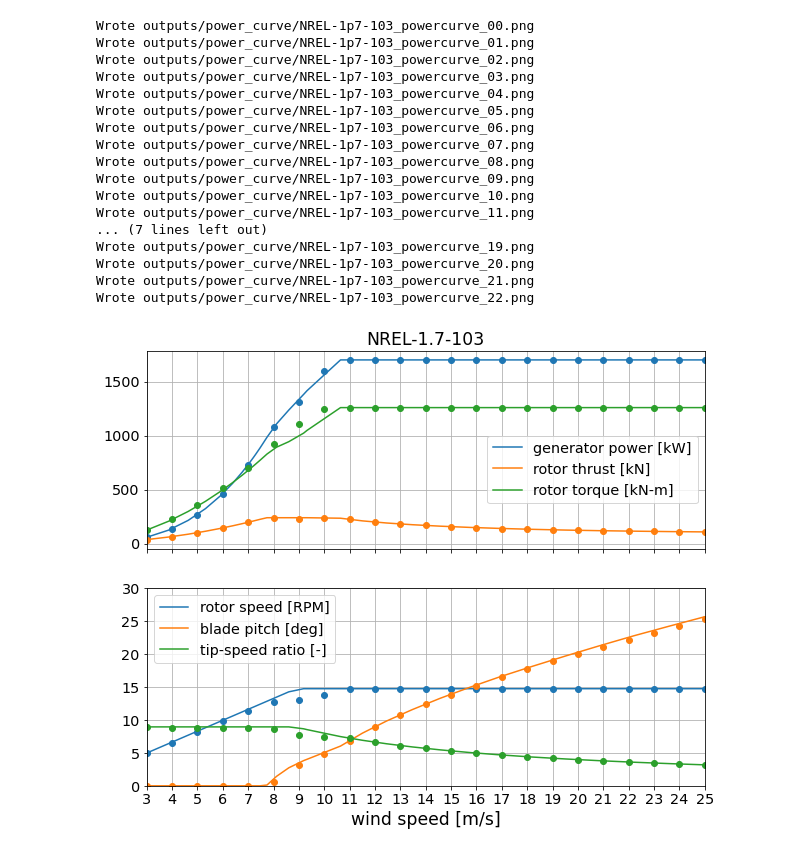
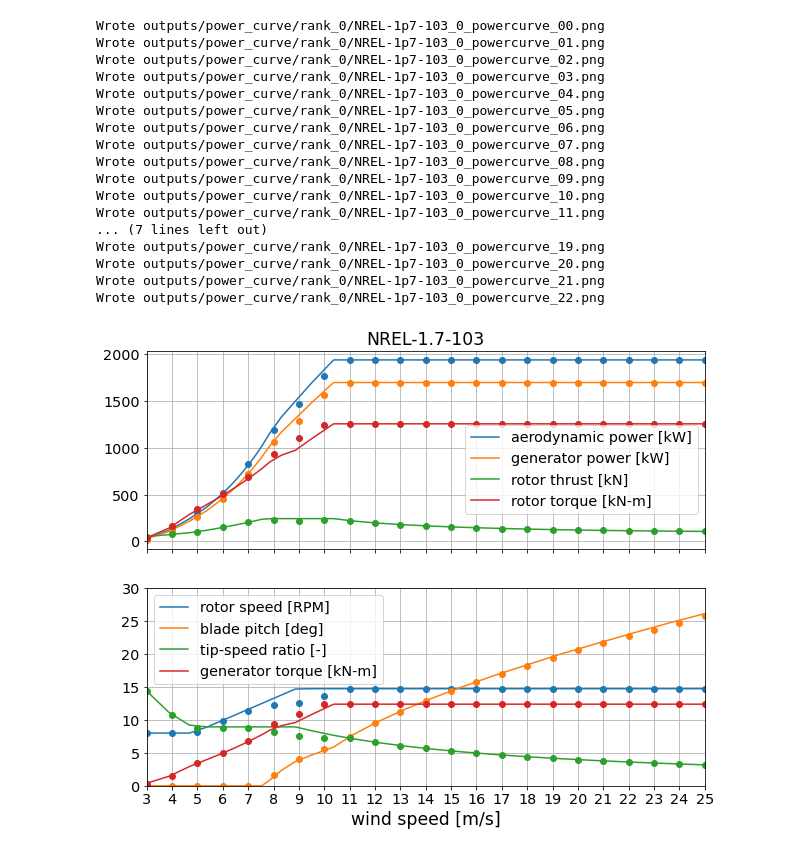
Before and after one commit to NREL/openfast-turbine-models, a Jupyter notebook: IEA-scaled/NREL-1.7-103/WEIS/check_NREL-1p7-103_openfast_powercurve.ipynb, the cells around one changed output. Cells and saved outputs as stored; diff of their text form; code cells hidden in the pictures.

```diff
--- a/IEA-scaled/NREL-1.7-103/WEIS/check_NREL-1p7-103_openfast_powercurve.ipynb
+++ b/IEA-scaled/NREL-1.7-103/WEIS/check_NREL-1p7-103_openfast_powercurve.ipynb
@@ -7,10 +7,17 @@ import pandas as pd
 from weio import FASTOutputFile
 # %%
 prefix = 'NREL-1.7-103'
-outdir = 'outputs/power_curve'
+#outdir = 'outputs.serial/power_curve'
+outdir = 'outputs/power_curve/rank_0'
 D = 103.
+
+# for calculating GenTq after the fact:
+GBRatio = 97.0
+GenEff = 91.67224266596227
 # %%
 design_pc = pd.read_csv(f'../{prefix}.csv').set_index('wind speed [m/s]')
+genspd = design_pc['rotor speed [RPM]'] * np.pi/30 * GBRatio
+design_pc['generator torque [kN-m]'] = design_pc['generator power [kW]']/(GenEff/100.) / genspd
 # %%
 def analyze_outputs_at_wspd(fpath,channels=['GenPwr_[kW]','GenTq_[kN-m]','RotSpeed_[rpm]','BldPitch1_[deg]']):
     df = FASTOutputFile(fpath).toDataFrame().set_index('Time_[s]')
@@ -46,27 +53,28 @@ for outfile in runs:
     df,fig,ax = analyze_outputs_at_wspd(outfile)
     dflist.append(df)
 # %% [output]
-Wrote outputs/power_curve/NREL-1p7-103_powercurve_00.png
-Wrote outputs/power_curve/NREL-1p7-103_powercurve_01.png
-Wrote outputs/power_curve/NREL-1p7-103_powercurve_02.png
-Wrote outputs/power_curve/NREL-1p7-103_powercurve_03.png
-Wrote outputs/power_curve/NREL-1p7-103_powercurve_04.png
-Wrote outputs/power_curve/NREL-1p7-103_powercurve_05.png
-Wrote outputs/power_curve/NREL-1p7-103_powercurve_06.png
-Wrote outputs/power_curve/NREL-1p7-103_powercurve_07.png
-Wrote outputs/power_curve/NREL-1p7-103_powercurve_08.png
-Wrote outputs/power_curve/NREL-1p7-103_powercurve_09.png
-Wrote outputs/power_curve/NREL-1p7-103_powercurve_10.png
-Wrote outputs/power_curve/NREL-1p7-103_powercurve_11.png
+Wrote outputs/power_curve/rank_0/NREL-1p7-103_0_powercurve_00.png
+Wrote outputs/power_curve/rank_0/NREL-1p7-103_0_powercurve_01.png
+Wrote outputs/power_curve/rank_0/NREL-1p7-103_0_powercurve_02.png
+Wrote outputs/power_curve/rank_0/NREL-1p7-103_0_powercurve_03.png
+Wrote outputs/power_curve/rank_0/NREL-1p7-103_0_powercurve_04.png
+Wrote outputs/power_curve/rank_0/NREL-1p7-103_0_powercurve_05.png
+Wrote outputs/power_curve/rank_0/NREL-1p7-103_0_powercurve_06.png
+Wrote outputs/power_curve/rank_0/NREL-1p7-103_0_powercurve_07.png
+Wrote outputs/power_curve/rank_0/NREL-1p7-103_0_powercurve_08.png
+Wrote outputs/power_curve/rank_0/NREL-1p7-103_0_powercurve_09.png
+Wrote outputs/power_curve/rank_0/NREL-1p7-103_0_powercurve_10.png
+Wrote outputs/power_curve/rank_0/NREL-1p7-103_0_powercurve_11.png
 ... (7 lines left out)
-Wrote outputs/power_curve/NREL-1p7-103_powercurve_19.png
-Wrote outputs/power_curve/NREL-1p7-103_powercurve_20.png
-Wrote outputs/power_curve/NREL-1p7-103_powercurve_21.png
-Wrote outputs/power_curve/NREL-1p7-103_powercurve_22.png
+Wrote outputs/power_curve/rank_0/NREL-1p7-103_0_powercurve_19.png
+Wrote outputs/power_curve/rank_0/NREL-1p7-103_0_powercurve_20.png
+Wrote outputs/power_curve/rank_0/NREL-1p7-103_0_powercurve_21.png
+Wrote outputs/power_curve/rank_0/NREL-1p7-103_0_powercurve_22.png
 # %%
 pc = pd.concat(dflist,axis=1).transpose().set_index('Wind1VelX_[m/s]')
 pc = pc.rename(columns={
     'GenPwr_[kW]': 'generator power [kW]',
+    'GenTq_[kN-m]': 'generator torque [kN-m]',
     'RtAeroFxh_[N]': 'rotor thrust [kN]',
     'RotTorq_[kN-m]': 'rotor torque [kN-m]',
     'RotSpeed_[rpm]': 'rotor speed [RPM]',
@@ -75,33 +83,35 @@ pc = pc.rename(columns={
     'RtAeroCt_[-]': 'Ct [-]',
 })
 pc['rotor thrust [kN]'] /= 1000.
-pc['tip-speed ratio [-]'] = pc['rotor speed [RPM]'] * 2*np.pi / 60 * D/2 / pc.index
+rotspd = pc['rotor speed [RPM]'] * 2*np.pi / 60.
+pc['tip-speed ratio [-]'] = rotspd * D/2 / pc.index
+pc['aerodynamic power [kW]'] = pc['rotor torque [kN-m]'] * rotspd
 
 pc.to_csv('../NREL-1.7-103_openfast.csv')
 # %%
 fig,ax = plt.subplots(nrows=2,sharex=True,figsize=(10,8))
 colors = plt.rcParams['axes.prop_cycle'].by_key()['color']
 
-for i, channel in enumerate(['generator power [kW]','rotor thrust [kN]','rotor torque [kN-m]']):
+for i, channel in enumerate(['aerodynamic power [kW]','generator power [kW]','rotor thrust [kN]','rotor torque [kN-m]']):
     ax[0].plot(design_pc.index, design_pc[channel], color=colors[i], label=channel)
     ax[0].plot(pc.index, pc[channel], 'o', color=colors[i])
 
-for i, channel in enumerate(['rotor speed [RPM]','blade pitch [deg]','tip-speed ratio [-]']):
+for i, channel in enumerate(['rotor speed [RPM]','blade pitch [deg]','tip-speed ratio [-]','generator torque [kN-m]']):
     ax[1].plot(design_pc.index, design_pc[channel], color=colors[i], label=channel)
     ax[1].plot(pc.index, pc[channel], 'o', color=colors[i])
 ax[1].set_ylim((0,30))
 
 for axi in ax:
     xticks = np.arange(3,26)
     axi.set_xticks(xticks)
     axi.set_xlim((xticks[0],xticks[-1]))
     axi.grid()
     axi.tick_params(labelsize='x-large')
     axi.legend(loc='best',fontsize='x-large')
 axi.set_xlabel('wind speed [m/s]',fontsize='xx-large')
 ax[0].legend(loc='center right',bbox_to_anchor=(1,0.4),fontsize='x-large') # need small adjustment in position
 ax[0].set_title(prefix, fontsize='xx-large')
 
 fig.savefig(os.path.join(outdir,prefix+'_design_overview.png'),bbox_inches='tight')
 # %% [output]
-[figure, old version]
+[figure, new version]
```
Also changed, not shown: 11 other files.
